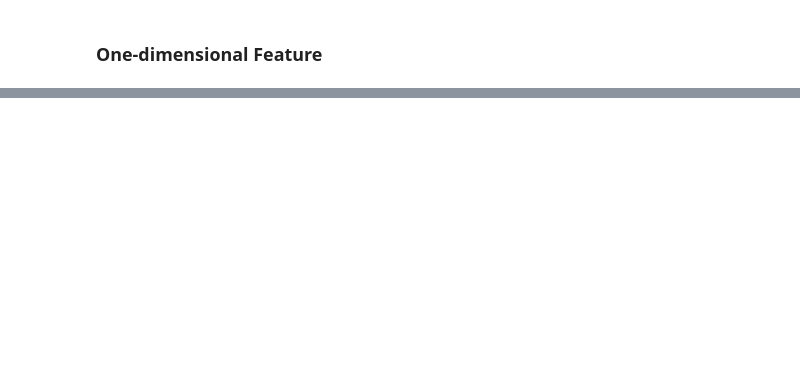
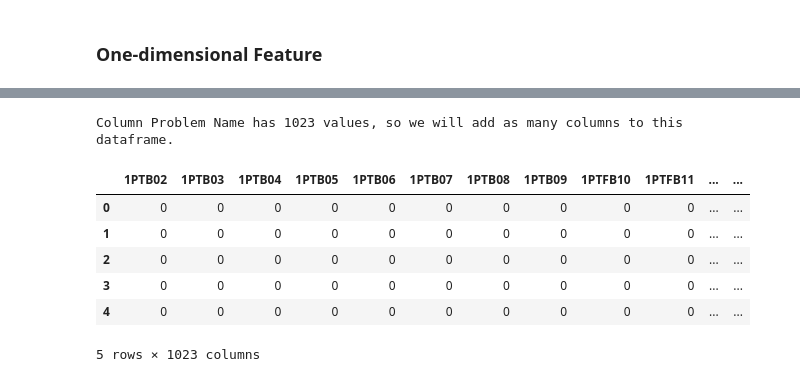
Before and after one commit to peihaowang/KDDCup2010, a Jupyter notebook: sparse_features.ipynb, the cells around one changed output, grey strips where cells are left out. Cells and saved outputs as stored; diff of their text form; code cells hidden in the pictures; blank space fills up the shorter version.

Commit message:
breakthrough on sparse features

```diff
--- a/sparse_features.ipynb
+++ b/sparse_features.ipynb
@@ -54,5 +74,5 @@ traindf.head(100)
 # %%
-def one_dim_split(df, col):
+def one_dim_split___(df, col):
     cols = set(df[col])
     numcols = len(cols)
     print("Column %s has %d values, so we will be adding as many columns to this dataframe" % (col, numcols))
@@ -68,5 +88,10 @@ def one_dim_split(df, col):
         newdf.loc[df[col] == c, c] = 1
 
     return newdf
+
+def one_dim_split(df, col, cata=None):
+    dummies = pd.get_dummies(df[col], prefix=cata, sparse=True)
+    print("Column %s has %d values, so we will add as many columns to this dataframe." % (col, dummies.shape[1]))
+    return dummies
 # %% [markdown]
 ### One-dimensional Feature
@@ -110,0 +124,13 @@ KeyboardInterrupt:
+# %%
+# Problem Name
+pn_features = one_dim_split(df, "Problem Name")
+pn_features.head()
+# %% [output]
+Column Problem Name has 1023 values, so we will add as many columns to this dataframe.
+|  | 1PTB02 | 1PTB03 | 1PTB04 | 1PTB05 | 1PTB06 | 1PTB07 | 1PTB08 | 1PTB09 | 1PTFB10 | 1PTFB11 | ... | ... |
+| 0 | 0 | 0 | 0 | 0 | 0 | 0 | 0 | 0 | 0 | 0 | ... | ... |
+| 1 | 0 | 0 | 0 | 0 | 0 | 0 | 0 | 0 | 0 | 0 | ... | ... |
+| 2 | 0 | 0 | 0 | 0 | 0 | 0 | 0 | 0 | 0 | 0 | ... | ... |
+| 3 | 0 | 0 | 0 | 0 | 0 | 0 | 0 | 0 | 0 | 0 | ... | ... |
+| 4 | 0 | 0 | 0 | 0 | 0 | 0 | 0 | 0 | 0 | 0 | ... | ... |
+5 rows × 1023 columns
```
Also changed, not shown: parts of 67 cells of this notebook.
